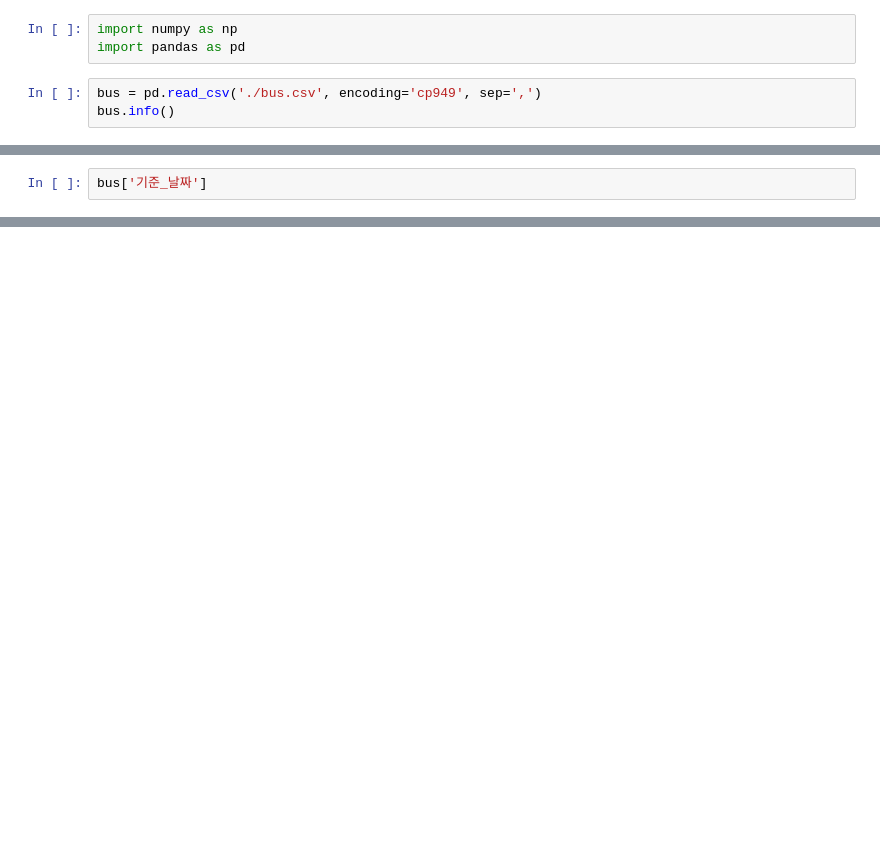
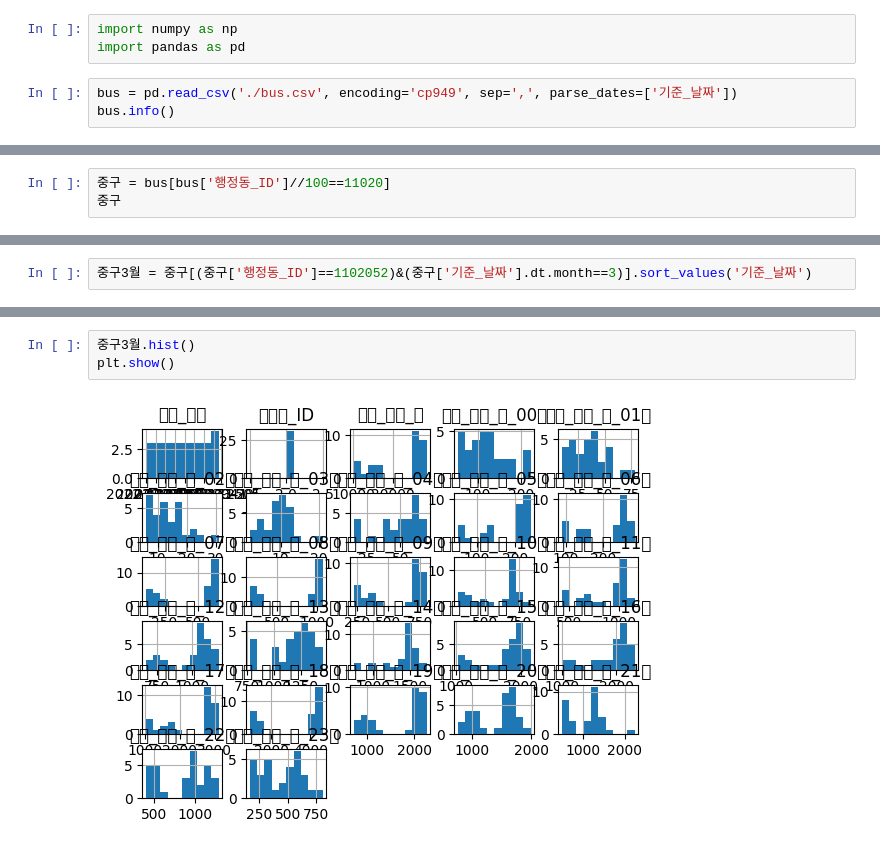
Before and after one commit to kkh1158/lecture, a Jupyter notebook: pj/bus/bus.ipynb, the cells around one changed output, grey strips where cells are left out. Drawn from its saved outputs; the diff is of its cells as text; blank space fills up the shorter version.

```diff
--- a/pj/bus/bus.ipynb
+++ b/pj/bus/bus.ipynb
@@ -2,7 +2,7 @@
 import numpy as np
 import pandas as pd
 # %%
-bus = pd.read_csv('./bus.csv', encoding='cp949', sep=',')
+bus = pd.read_csv('./bus.csv', encoding='cp949', sep=',', parse_dates=['기준_날짜'])
 bus.info()
 # %% [output]
 <class 'pandas.core.frame.DataFrame'>
@@ -24,0 +61,3 @@ memory usage: 35.8 MB
+# %%
+중구 = bus[bus['행정동_ID']//100==11020]
+중구
@@ -25,2 +97,2 @@ memory usage: 35.8 MB
 # %%
-bus['기준_날짜']
+중구3월 = 중구[(중구['행정동_ID']==1102052)&(중구['기준_날짜'].dt.month==3)].sort_values('기준_날짜')
@@ -39,0 +159,5 @@ Name: 기준_날짜, Length: 173840, dtype: int64
+# %%
+중구3월.hist()
+plt.show()
+# %% [output]
+[figure, added]
```
Also changed, not shown: parts of 12 cells of this notebook, 4 other files.
